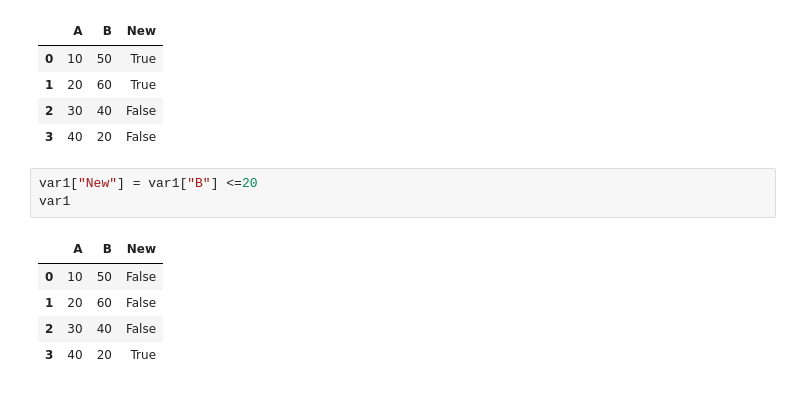
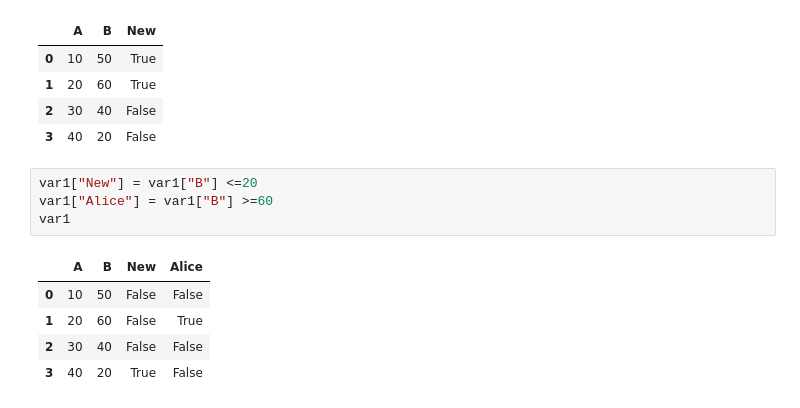
Before and after one commit to NishmthaM/Python_pandas, a Jupyter notebook: Python_Pandas.ipynb, the cells around one changed output. Drawn from its saved outputs; the diff is of its cells as text.

```diff
--- a/Python_Pandas.ipynb
+++ b/Python_Pandas.ipynb
@@ -310,10 +310,11 @@ var1
 | 3 | 40 | 20 | False |
 # %%
 var1["New"] = var1["B"] <=20
+var1["Alice"] = var1["B"] >=60
 var1
 # %% [output]
-|  | A | B | New |
-| 0 | 10 | 50 | False |
-| 1 | 20 | 60 | False |
-| 2 | 30 | 40 | False |
-| 3 | 40 | 20 | True |
+|  | A | B | New | Alice |
+| 0 | 10 | 50 | False | False |
+| 1 | 20 | 60 | False | True |
+| 2 | 30 | 40 | False | False |
+| 3 | 40 | 20 | True | False |
```
